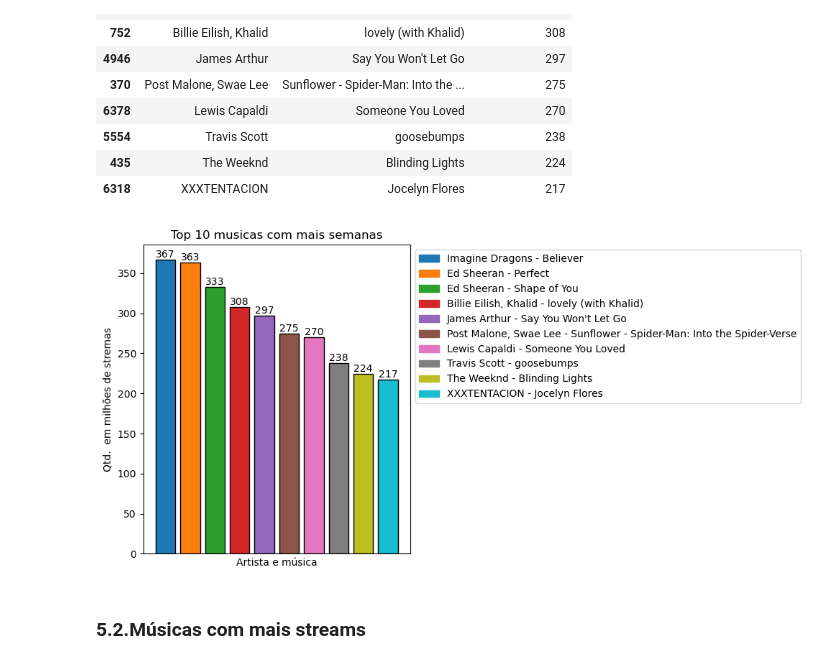
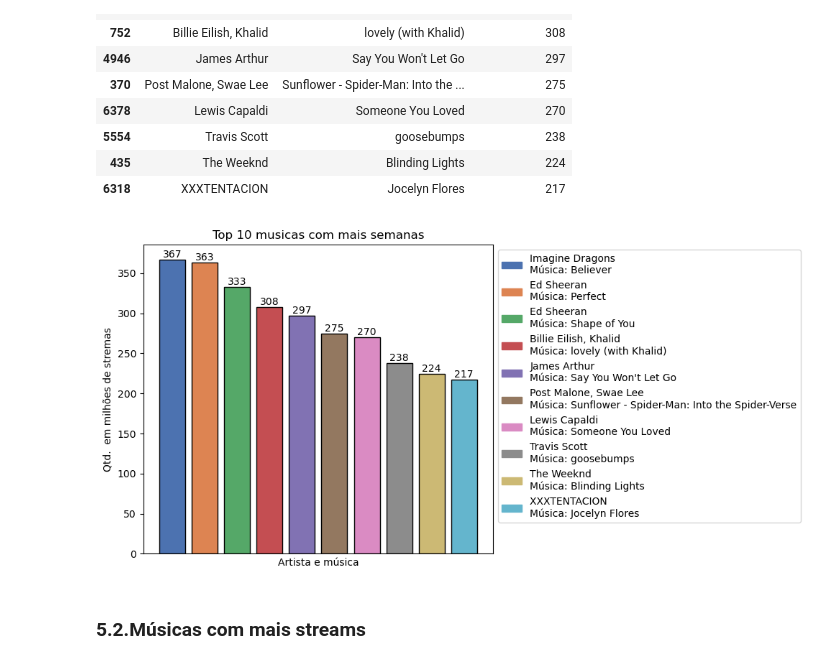
Before and after one commit to EandroC/ExplorandoPrincipaisMusicasDoSpotify, a Jupyter notebook: Analise.ipynb, the cells around one changed output. Cells and saved outputs as stored; diff of their text form; code cells hidden in the pictures.

```diff
--- a/Analise.ipynb
+++ b/Analise.ipynb
@@ -835,35 +835,35 @@ dados[['artist_names', 'track_name', 'weeks_on_chart']].head(10)
 | 435 | The Weeknd | Blinding Lights | 224 |
 | 6318 | XXXTENTACION | Jocelyn Flores | 217 |
 # %%
-top_10_weeks = dados[['artist_names', 'track_name', 'weeks_on_chart']].head(10)
+top_10 = dados[['artist_names', 'track_name', 'weeks_on_chart']].head(10)
 
-paleta_cores = plt.cm.tab10
+cores = sns.color_palette("deep", len(top_10))
 
 plt.figure(figsize=(10, 5))
 
 # Create an index array to adjust the position of bars for the same artist
-index = np.arange(len(top_10_weeks))
+index = np.arange(len(top_10))
 
-bars = plt.bar(index, top_10_weeks['weeks_on_chart'], color=paleta_cores(index), edgecolor='black')
-plt.xticks(index, top_10_weeks['artist_names'], rotation=90)  # Set x-tick labels to artist names with rotation
+bars = plt.bar(index, top_10['weeks_on_chart'], color=cores, edgecolor='black')
+plt.xticks(index, top_10['artist_names'], rotation=90)  # Set x-tick labels to artist names with rotation
 plt.ylabel('Qtd.  em milhões de stremas')
 plt.xlabel('Artista e música')
 plt.title('Top 10 musicas com mais semanas')
 
 for idx, bar in enumerate(bars):
-    plt.text(bar.get_x() + bar.get_width()/2, bar.get_height(), f'{top_10_weeks["weeks_on_chart"].iloc[idx]}',
+    plt.text(bar.get_x() + bar.get_width()/2, bar.get_height(), f'{top_10["weeks_on_chart"].iloc[idx]}',
              ha='center', va='bottom', fontsize=10, color='black')
 
 plt.xticks([])  # Desativa os textos do eixo x
 
-legend_labels = [f"{artista} - {musica}" for artista, musica in zip(top_10_weeks['artist_names'], top_10_weeks['track_name'])]
-legend_handles = [Patch(color=paleta_cores(i), label=label) for i, label in enumerate(legend_labels)]
+legend_labels = [f"{artista} \nMúsica: {musica}" for artista, musica in zip(top_10['artist_names'], top_10['track_name'])]
+legend_handles = [Patch(color=cores[i], label=label) for i, label in enumerate(legend_labels)]
 plt.legend(handles=legend_handles, loc='upper left', bbox_to_anchor=(1, 1))
 
 plt.tight_layout()
 plt.show()
 # %% [output]
-[figure, old version]
+[figure, new version]
 # %% [markdown]
 ### 5\.2\.Músicas com mais streams
 # %%
```
Also changed, not shown: parts of 1 cell of this notebook.
